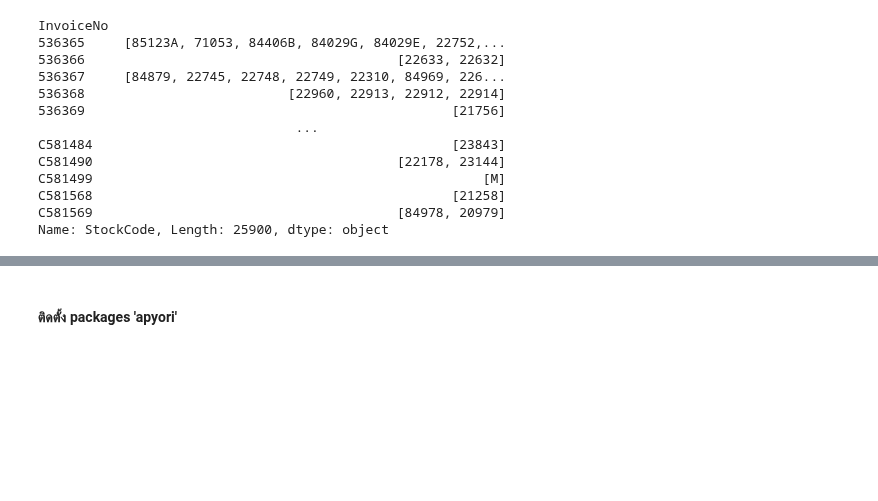
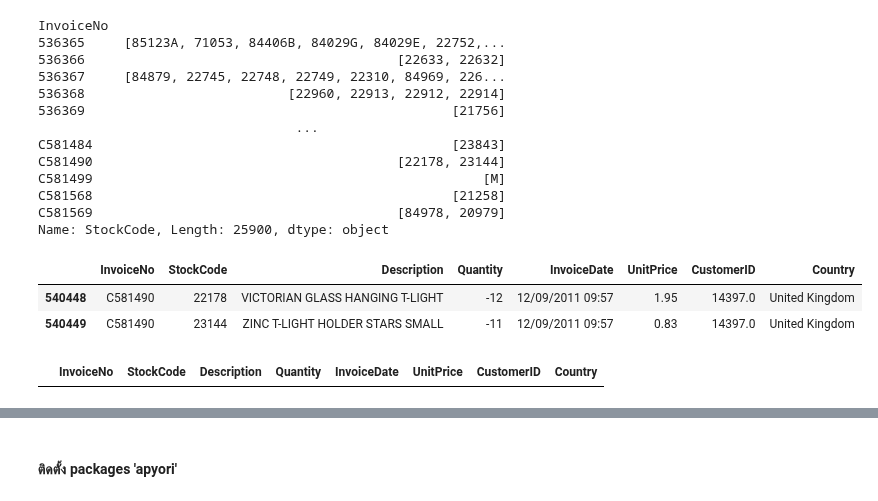
Before and after one commit to nicha0524/DPDM2021, a Jupyter notebook: Frequent_Patterns_(Association_Rules).ipynb, the cells around one changed output, grey strips where cells are left out. Saved outputs shown, nothing was run; the diff lists cells and outputs as text; code cells hidden in the pictures; blank space fills up the shorter version.

```diff
--- a/Frequent_Patterns_(Association_Rules).ipynb
+++ b/Frequent_Patterns_(Association_Rules).ipynb
@@ -51,3 +51,13 @@ C581499                                                  [M]
 C581568                                              [21258]
 C581569                                       [84978, 20979]
 Name: StockCode, Length: 25900, dtype: object
+# %%
+data[data['InvoiceNo']=='C581490'] #c คือ
+# %% [output]
+|  | InvoiceNo | StockCode | Description | Quantity | InvoiceDate | UnitPrice | CustomerID | Country |
+| 540448 | C581490 | 22178 | VICTORIAN GLASS HANGING T-LIGHT | -12 | 12/09/2011 09:57 | 1.95 | 14397.0 | United Kingdom |
+| 540449 | C581490 | 23144 | ZINC T-LIGHT HOLDER STARS SMALL | -11 | 12/09/2011 09:57 | 0.83 | 14397.0 | United Kingdom |
+# %%
+data[data['InvoiceNo']=='581490']
+# %% [output]
+|  | InvoiceNo | StockCode | Description | Quantity | InvoiceDate | UnitPrice | CustomerID | Country |
```
Also changed, not shown: parts of 30 cells of this notebook.
